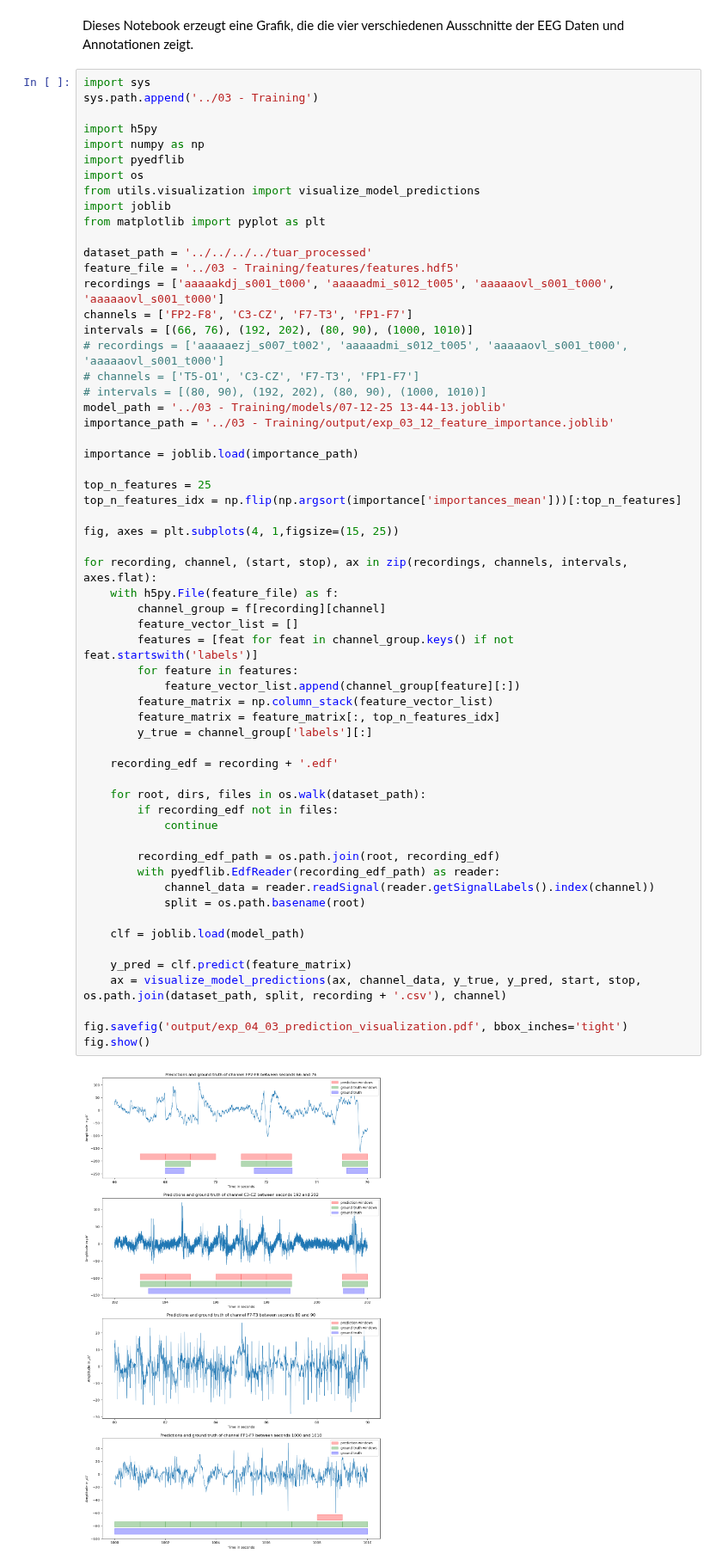
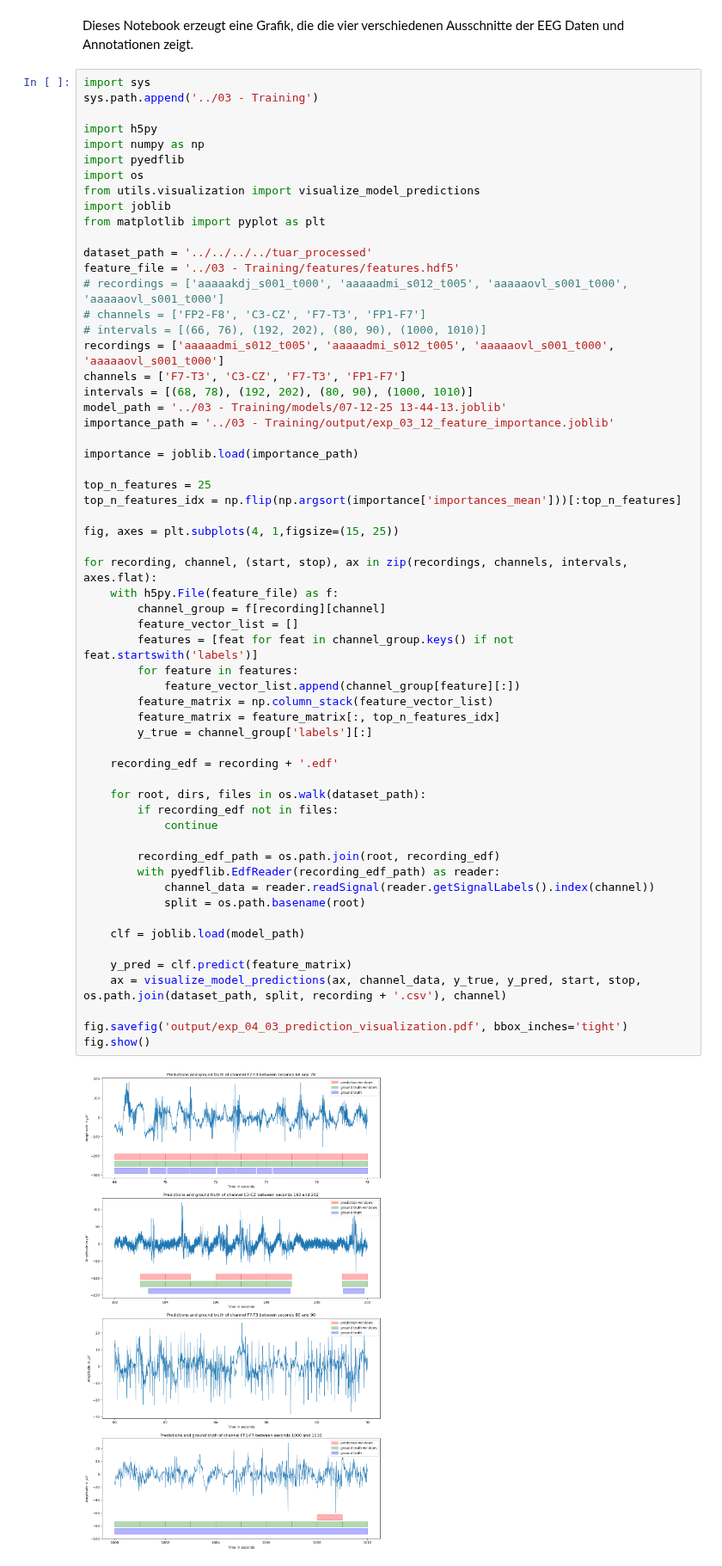
Before and after one commit to stuckkk/artifact-detection-seminar, a Jupyter notebook: experiments/04 - Thesis/exp_04_03.ipynb, the cells around one changed output. Shown at 86% size. Saved outputs shown, nothing was run; the diff lists cells and outputs as text.

Commit message:
change visualization

```diff
--- a/experiments/04 - Thesis/exp_04_03.ipynb
+++ b/experiments/04 - Thesis/exp_04_03.ipynb
@@ -14,12 +14,12 @@ from matplotlib import pyplot as plt
 
 dataset_path = '../../../../tuar_processed'
 feature_file = '../03 - Training/features/features.hdf5'
-recordings = ['aaaaakdj_s001_t000', 'aaaaadmi_s012_t005', 'aaaaaovl_s001_t000', 'aaaaaovl_s001_t000']
-channels = ['FP2-F8', 'C3-CZ', 'F7-T3', 'FP1-F7']
-intervals = [(66, 76), (192, 202), (80, 90), (1000, 1010)]
-# recordings = ['aaaaaezj_s007_t002', 'aaaaadmi_s012_t005', 'aaaaaovl_s001_t000', 'aaaaaovl_s001_t000']
-# channels = ['T5-O1', 'C3-CZ', 'F7-T3', 'FP1-F7']
-# intervals = [(80, 90), (192, 202), (80, 90), (1000, 1010)]
+# recordings = ['aaaaakdj_s001_t000', 'aaaaadmi_s012_t005', 'aaaaaovl_s001_t000', 'aaaaaovl_s001_t000']
+# channels = ['FP2-F8', 'C3-CZ', 'F7-T3', 'FP1-F7']
+# intervals = [(66, 76), (192, 202), (80, 90), (1000, 1010)]
+recordings = ['aaaaadmi_s012_t005', 'aaaaadmi_s012_t005', 'aaaaaovl_s001_t000', 'aaaaaovl_s001_t000']
+channels = ['F7-T3', 'C3-CZ', 'F7-T3', 'FP1-F7']
+intervals = [(68, 78), (192, 202), (80, 90), (1000, 1010)]
 model_path = '../03 - Training/models/07-12-25 13-44-13.joblib'
 importance_path = '../03 - Training/output/exp_03_12_feature_importance.joblib'
 
@@ -33,31 +33,31 @@ fig, axes = plt.subplots(4, 1,figsize=(15, 25))
 for recording, channel, (start, stop), ax in zip(recordings, channels, intervals, axes.flat):
     with h5py.File(feature_file) as f:
         channel_group = f[recording][channel]
         feature_vector_list = []
         features = [feat for feat in channel_group.keys() if not feat.startswith('labels')]
         for feature in features:
             feature_vector_list.append(channel_group[feature][:])
         feature_matrix = np.column_stack(feature_vector_list)
         feature_matrix = feature_matrix[:, top_n_features_idx]
         y_true = channel_group['labels'][:]
 
     recording_edf = recording + '.edf'
 
     for root, dirs, files in os.walk(dataset_path):
         if recording_edf not in files:
             continue
 
         recording_edf_path = os.path.join(root, recording_edf)
         with pyedflib.EdfReader(recording_edf_path) as reader:
             channel_data = reader.readSignal(reader.getSignalLabels().index(channel))
             split = os.path.basename(root)
 
     clf = joblib.load(model_path)
 
     y_pred = clf.predict(feature_matrix)
     ax = visualize_model_predictions(ax, channel_data, y_true, y_pred, start, stop, os.path.join(dataset_path, split, recording + '.csv'), channel)
 
 fig.savefig('output/exp_04_03_prediction_visualization.pdf', bbox_inches='tight')
 fig.show()
 # %% [output]
-[figure, old version]
+[figure, new version]
```
Also changed, not shown: 3 other files.
